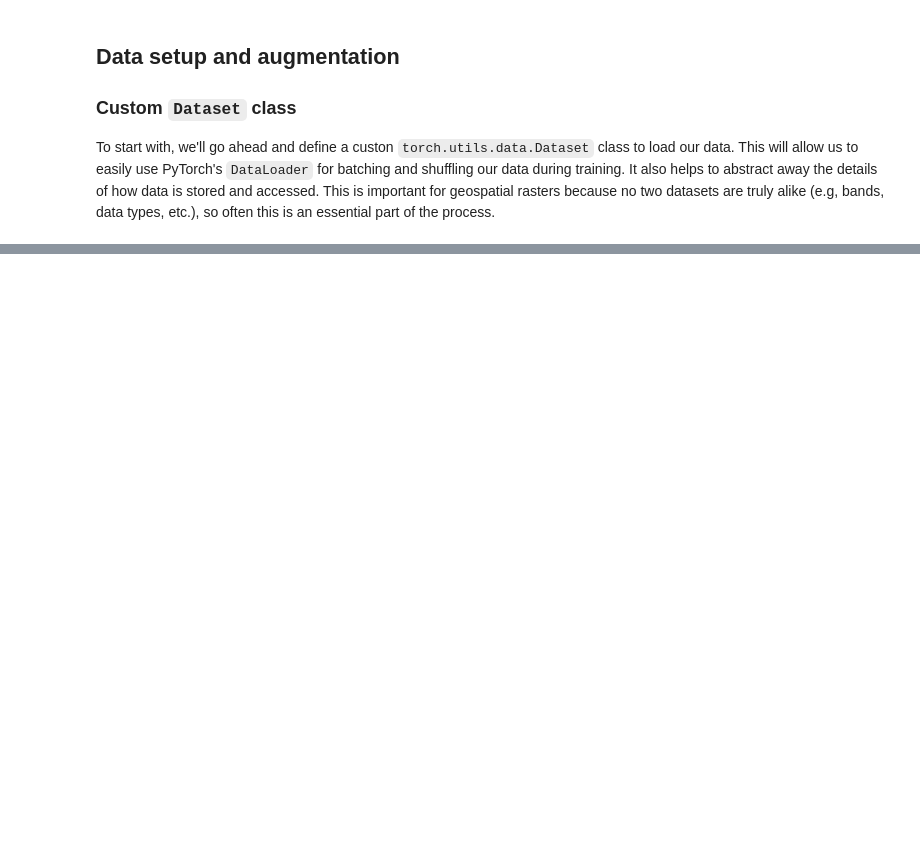
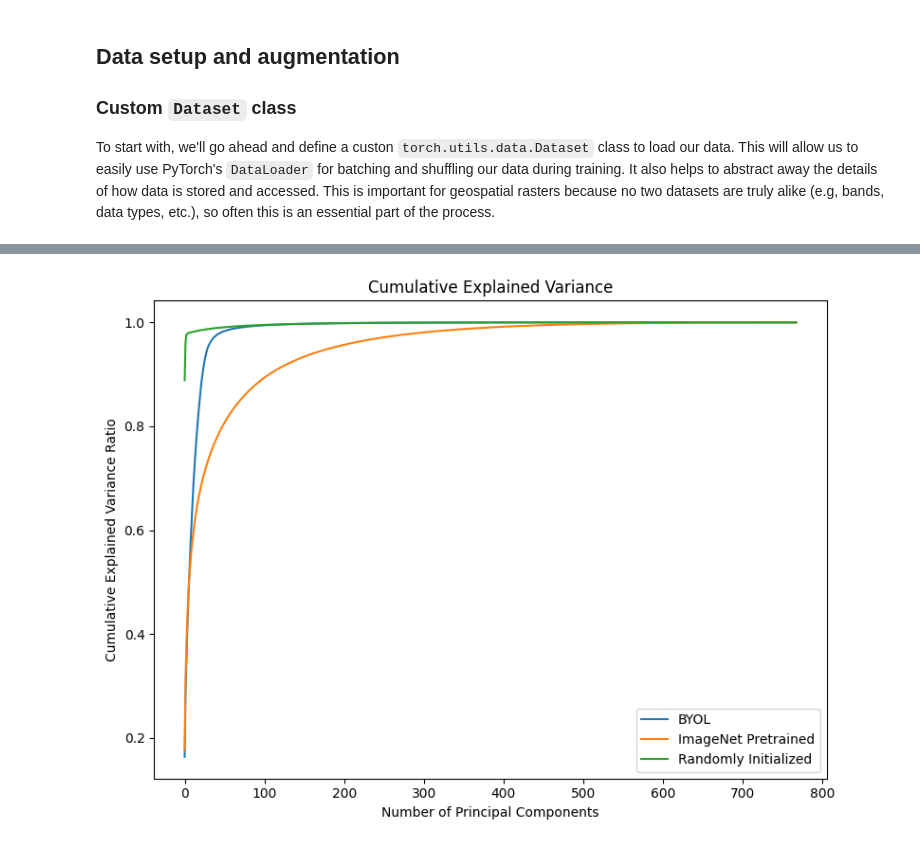
Before and after one commit to DakotaHester/ms-land-cover, a Jupyter notebook: notebooks/byol_example.ipynb, the cells around one changed output, grey strips where cells are left out. Drawn from its saved outputs; the diff is of its cells as text; code cells hidden in the pictures; blank space fills up the shorter version.

```diff
--- a/notebooks/byol_example.ipynb
+++ b/notebooks/byol_example.ipynb
@@ -82,0 +169,5 @@ The core idea behind BYOL is to train a model to learn to extract deep features
+# %%
+def byol_loss(p: torch.Tensor, z: torch.Tensor) -> torch.Tensor:
+    p = F.normalize(p, dim=1)
+    z = F.normalize(z, dim=1)
+    return 2 - 2 * (p * z).sum(dim=1).mean()
@@ -82,0 +205,6 @@ The core idea behind BYOL is to train a model to learn to extract deep features
+# %%
+TAU_BASE = 0.996
+
+# sometimes this is changed by total steps instead of epochs, but epochs is fine for our purposes
+def get_tau(epoch: int, total_epochs: int=TOTAL_EPOCHS, tau_base: float=TAU_BASE) -> float:
+    return 1 - (1 - tau_base) * (np.cos(np.pi * epoch / total_epochs) + 1) / 2
@@ -82,0 +296,48 @@ The core idea behind BYOL is to train a model to learn to extract deep features
+# %%
+from sklearn.decomposition import PCA
+
+f_inet = convnext_tiny(weights=ConvNeXt_Tiny_Weights.IMAGENET1K_V1)
+f_inet.classifier = nn.Flatten() # remove the classifier head, replace it with a flattening layer to get the feature representation
+f_inet = f_inet.to(device)
+
+f_random = convnext_tiny()
+f_random.classifier = nn.Flatten()
+f_random = f_random.to(device)
+
+byol_embeddings = []
+inet_embeddings = []
+rand_embeddings = []
+
+val_dataset = BYOLDataset(val_raster_paths)
+val_dataloader = torch.utils.data.DataLoader(val_dataset, batch_size=BATCH_SIZE, shuffle=False)
+for x in tqdm(val_dataloader, desc='Extracting embeddings'):
+    x = x.to(device)
+    with torch.no_grad():
+        byol_emb = f_theta(x).cpu().numpy()
+        inet_emb = f_inet(x).cpu().numpy()
+        rand_emb = f_random(x).cpu().numpy()
+    byol_embeddings.append(byol_emb)
+    inet_embeddings.append(inet_emb)
+    rand_embeddings.append(rand_emb)
+
+byol_embeddings = np.concatenate(byol_embeddings, axis=0)
+inet_embeddings = np.concatenate(inet_embeddings, axis=0)
+rand_embeddings = np.concatenate(rand_embeddings, axis=0)
+
+byol_pca = PCA().fit(byol_embeddings)
+inet_pca = PCA().fit(inet_embeddings)
+rand_pca = PCA().fit(rand_embeddings)
+
+fig, ax = plt.subplots(1, 1, figsize=(8, 6))
+ax.plot(np.cumsum(byol_pca.explained_variance_ratio_), label='BYOL')
+ax.plot(np.cumsum(inet_pca.explained_variance_ratio_), label='ImageNet Pretrained')
+ax.plot(np.cumsum(rand_pca.explained_variance_ratio_), label='Randomly Initialized')
+ax.set_title('Cumulative Explained Variance')
+ax.set_xlabel('Number of Principal Components')
+ax.set_ylabel('Cumulative Explained Variance Ratio')
+ax.legend()
+
+fig.tight_layout()
+plt.show()
+# %% [output]
+[figure, added]
```
Also changed, not shown: parts of 17 cells of this notebook, 5 other files.
